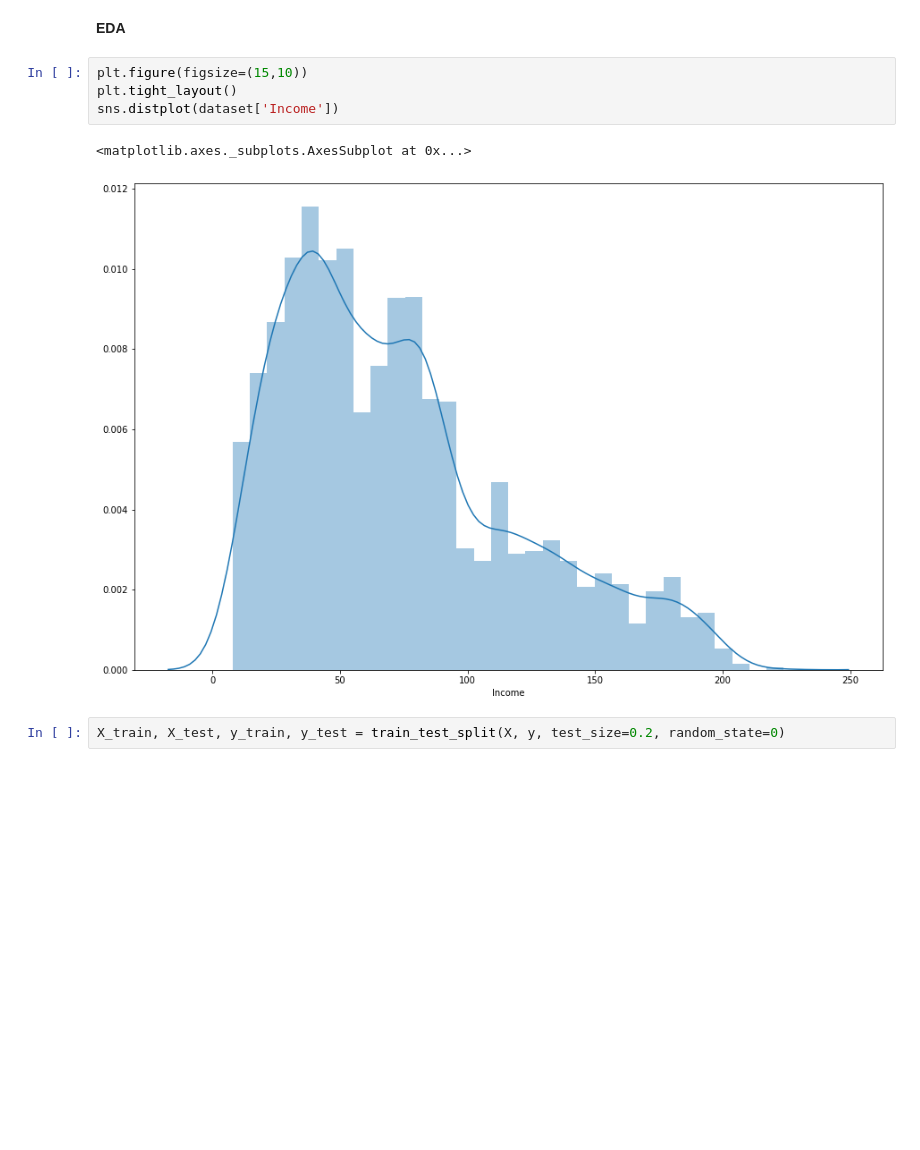
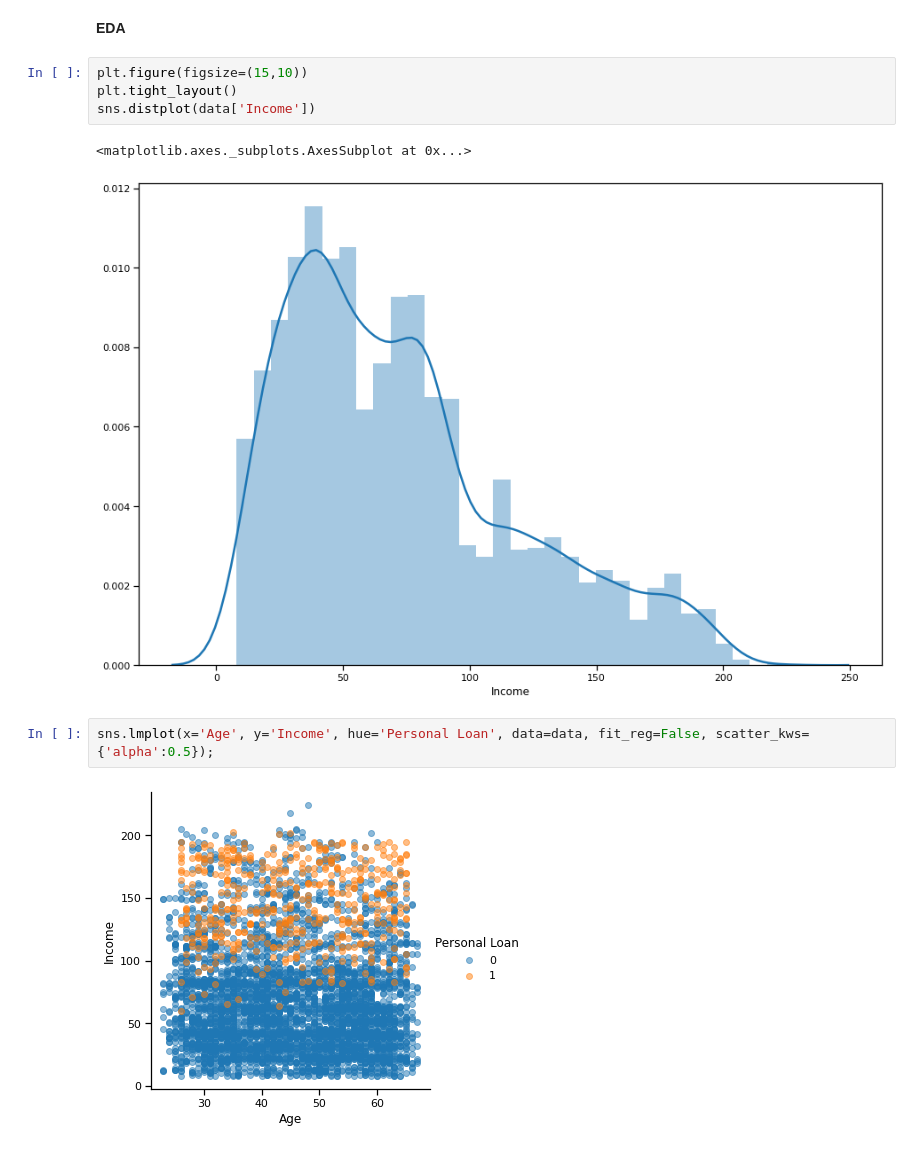
Before and after one commit to manavavi/ML_Internship_Marketing_Campaign_for_Banking_Products, a Jupyter notebook: Marketing_Campaign_for_Banking_Products.ipynb, the cells around one changed output. Cells and saved outputs as stored; diff of their text form; blank space fills up the shorter version.

```diff
--- a/Marketing_Campaign_for_Banking_Products.ipynb
+++ b/Marketing_Campaign_for_Banking_Products.ipynb
@@ -108,9 +380,11 @@ y = dataset['Income'].values
 # %%
 plt.figure(figsize=(15,10))
 plt.tight_layout()
-sns.distplot(dataset['Income'])
+sns.distplot(data['Income'])
 # %% [output]
 <matplotlib.axes._subplots.AxesSubplot at 0x...>
-[figure, old version]
+[figure, new version]
-# %%
-X_train, X_test, y_train, y_test = train_test_split(X, y, test_size=0.2, random_state=0)
+# %%
+sns.lmplot(x='Age', y='Income', hue='Personal Loan', data=data, fit_reg=False, scatter_kws={'alpha':0.5});
+# %% [output]
+[figure, added]
```
Also changed, not shown: parts of 65 cells of this notebook.
